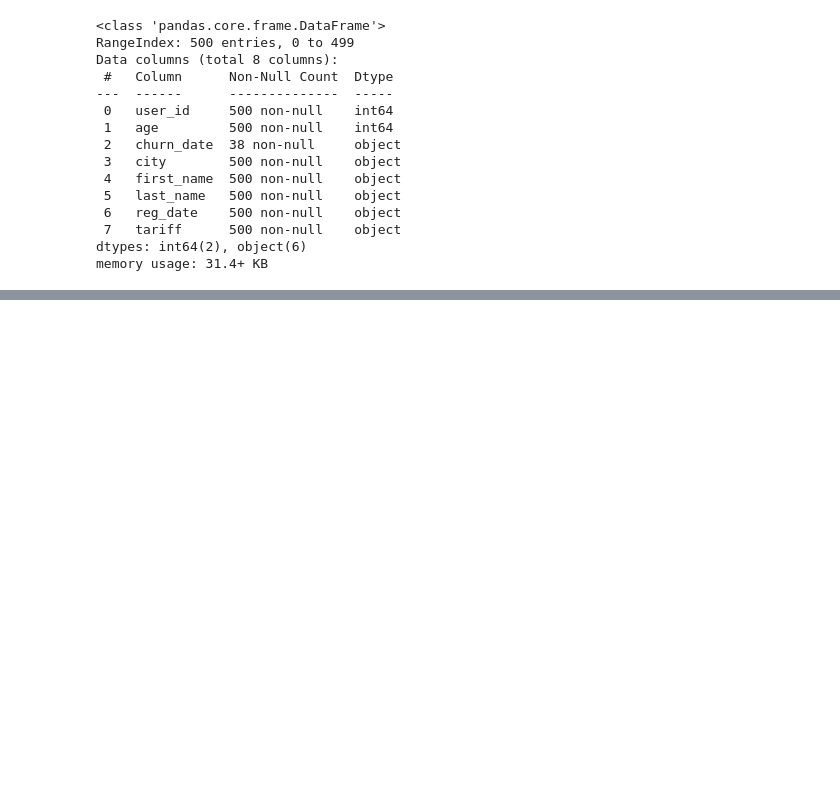
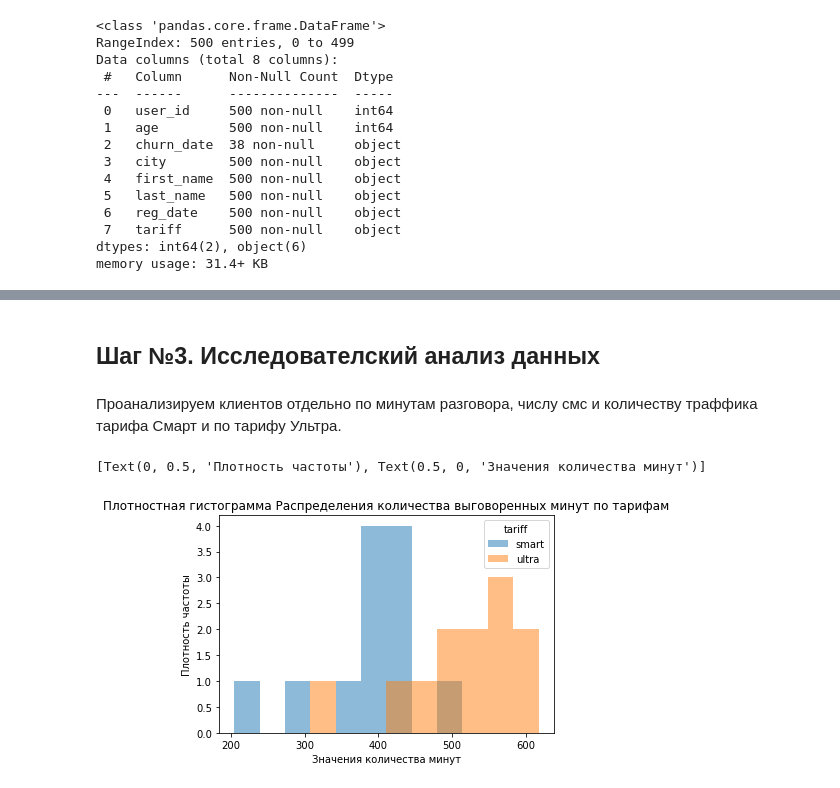
Before and after one commit to ViacheslavPogorelyy/YaP, a Jupyter notebook: part_number_three/project_3.ipynb, the cells around one changed output, grey strips where cells are left out. Saved outputs shown, nothing was run; the diff lists cells and outputs as text; code cells hidden in the pictures; blank space fills up the shorter version.

```diff
--- a/part_number_three/project_3.ipynb
+++ b/part_number_three/project_3.ipynb
@@ -210,0 +481,20 @@ internet = internet.drop('Unnamed: 0', axis = 1)
+# %%
+def money_tariff(row):
+    if row[12] == 'smart':
+        sms = tariffs['messages_included'][0] - row[5]
+        return(sms)
+    else:
+        sms1 = tariffs['messages_included'][1] - row[5]
+        return(sms1)
+
+df['sms_tariff'] = df.apply(money_tariff, axis = 1)
+# %%
+def money_tariff(row):
+    if row[12] == 'smart':
+        mb = tariffs['mb_per_month_included'][0] - row[4]
+        return(mb)
+    else:
+        mb1 = tariffs['mb_per_month_included'][1] - row[4]
+        return(mb1)
+
+df['mb_tariff'] = df.apply(money_tariff, axis = 1)
@@ -210,0 +525,3 @@ internet = internet.drop('Unnamed: 0', axis = 1)
+# %%
+df['mb_tariff'] =  round(df['mb_tariff']/1024, 1)
+df['mb_used'] = round(df['mb_used']/1024, 1)
@@ -210,0 +530,2 @@ internet = internet.drop('Unnamed: 0', axis = 1)
+# %%
+df.rename(columns={'mb_tariff': 'gb_tariff', 'mb_used': 'gb_used'}, inplace=True)
@@ -210,0 +633,9 @@ internet = internet.drop('Unnamed: 0', axis = 1)
+# %% [markdown]
+## Шаг №3. Исследователский анализ данных
+# %% [markdown]
+Проанализируем клиентов отдельно по минутам разговора, числу смс и количеству траффика тарифа Смарт и по тарифу Ультра.
+# %%
+df.pivot_table(index= 'tariff',columns = 'month',values= 'calls_min',aggfunc=['mean']).T.plot(bins = 12, kind='hist', alpha=0.5, title='Плотностная гистограмма Распределения количества выговоренных минут по тарифам').set(xlabel="Значения количества минут", ylabel="Плотность частоты")
+# %% [output]
+[Text(0, 0.5, 'Плотность частоты'), Text(0.5, 0, 'Значения количества минут')]
+[figure, added]
```
Also changed, not shown: parts of 92 cells of this notebook.
